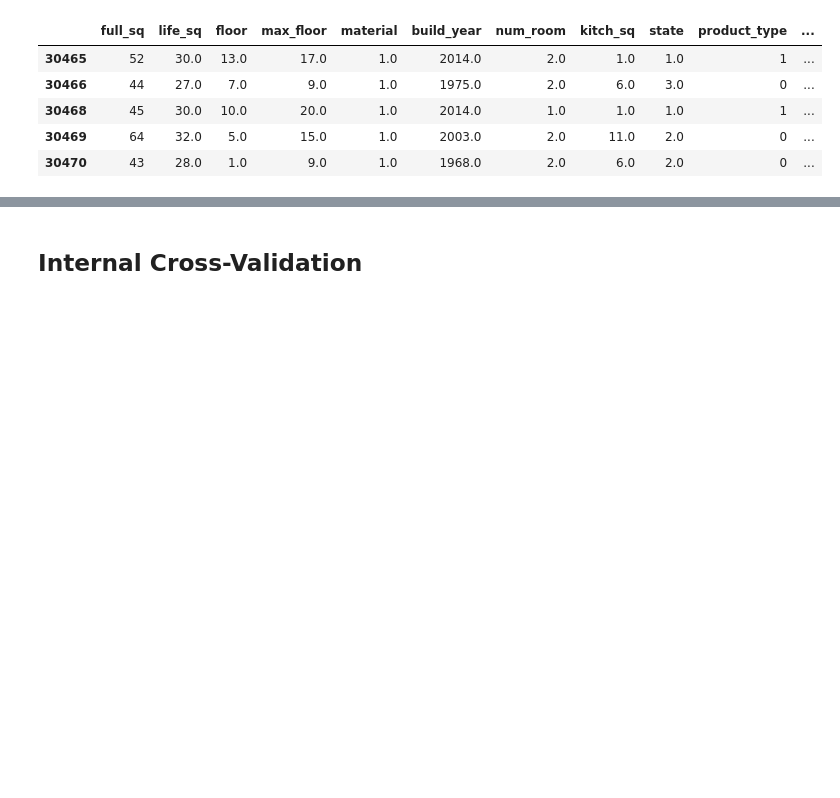
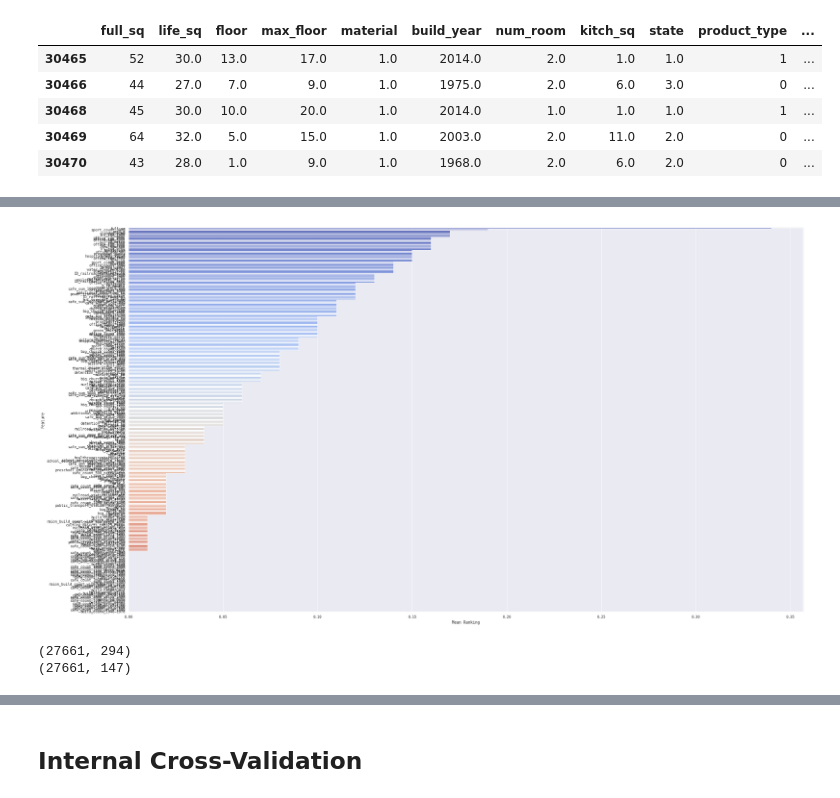
Before and after one commit to quedogf94/Spring2019_Project1, a Jupyter notebook: Goal_1.ipynb, the cells around one changed output, grey strips where cells are left out. Cells and saved outputs as stored; diff of their text form; code cells hidden in the pictures; blank space fills up the shorter version.

```diff
--- a/Goal_1.ipynb
+++ b/Goal_1.ipynb
@@ -377,0 +394,13 @@ train_X.tail()
+# %%
+from sklearn.svm import LinearSVC
+from sklearn.feature_selection import RFE
+from sklearn import datasets
+# Construct our Linear Regression model
+lr = LinearRegression(normalize=True)
+lr.fit(train_X,train_y)
+#stop the search when only the last feature is left
+rfe = RFE(lr, n_features_to_select=None, verbose =0 )
+rfe.fit(train_X,train_y)
+ranks["RFE"] = ranking(list(map(float, rfe.ranking_)), colnames, order=1)
+#print(ranks["RFE"])
+#print(list(ranks["RFE"]))
@@ -377,0 +427,5 @@ train_X.tail()
+# %%
+from sklearn.ensemble import RandomForestRegressor
+rf = RandomForestRegressor(n_jobs=-1, n_estimators=50, verbose=3)
+rf.fit(train_X,train_y)
+ranks["RF"] = ranking(rf.feature_importances_, colnames);
@@ -377,0 +470,15 @@ train_X.tail()
+# %%
+# Create empty dictionary to store the mean value calculated from all the scores
+r = {}
+for name in colnames:
+    r[name] = round(np.mean([ranks[method][name]
+                             for method in ranks.keys()]), 2)
+
+methods = sorted(ranks.keys())
+ranks["Mean"] = r
+methods.append("Mean")
+
+print("\t%s" % "\t".join(methods))
+for name in colnames:
+    print("%s\t%s" % (name, "\t".join(map(str,
+                         [ranks[method][name] for method in methods]))))
@@ -377,0 +503,13 @@ train_X.tail()
+# %%
+# Put the mean scores into a Pandas dataframe
+meanplot = pd.DataFrame(list(r.items()), columns= ['Feature','Mean Ranking'])
+
+# Sort the dataframe
+meanplot = meanplot.sort_values('Mean Ranking', ascending=False)
+# %%
+# Let's plot the ranking of the features
+sns.catplot(x="Mean Ranking", y="Feature", data = meanplot, kind="bar",
+               height=14, aspect=1.9, palette='coolwarm')
+plt.show()
+# %% [output]
+[figure, added]
@@ -377,0 +518,10 @@ train_X.tail()
+# %%
+from sklearn.feature_selection import SelectPercentile
+select = SelectPercentile(percentile=50)
+select.fit(train_X,train_y)
+X_train_selected = select.transform(train_X)
+print(train_X.shape)
+print(X_train_selected.shape)
+# %% [output]
+(27661, 294)
+(27661, 147)
```
Also changed, not shown: parts of 49 cells of this notebook.
